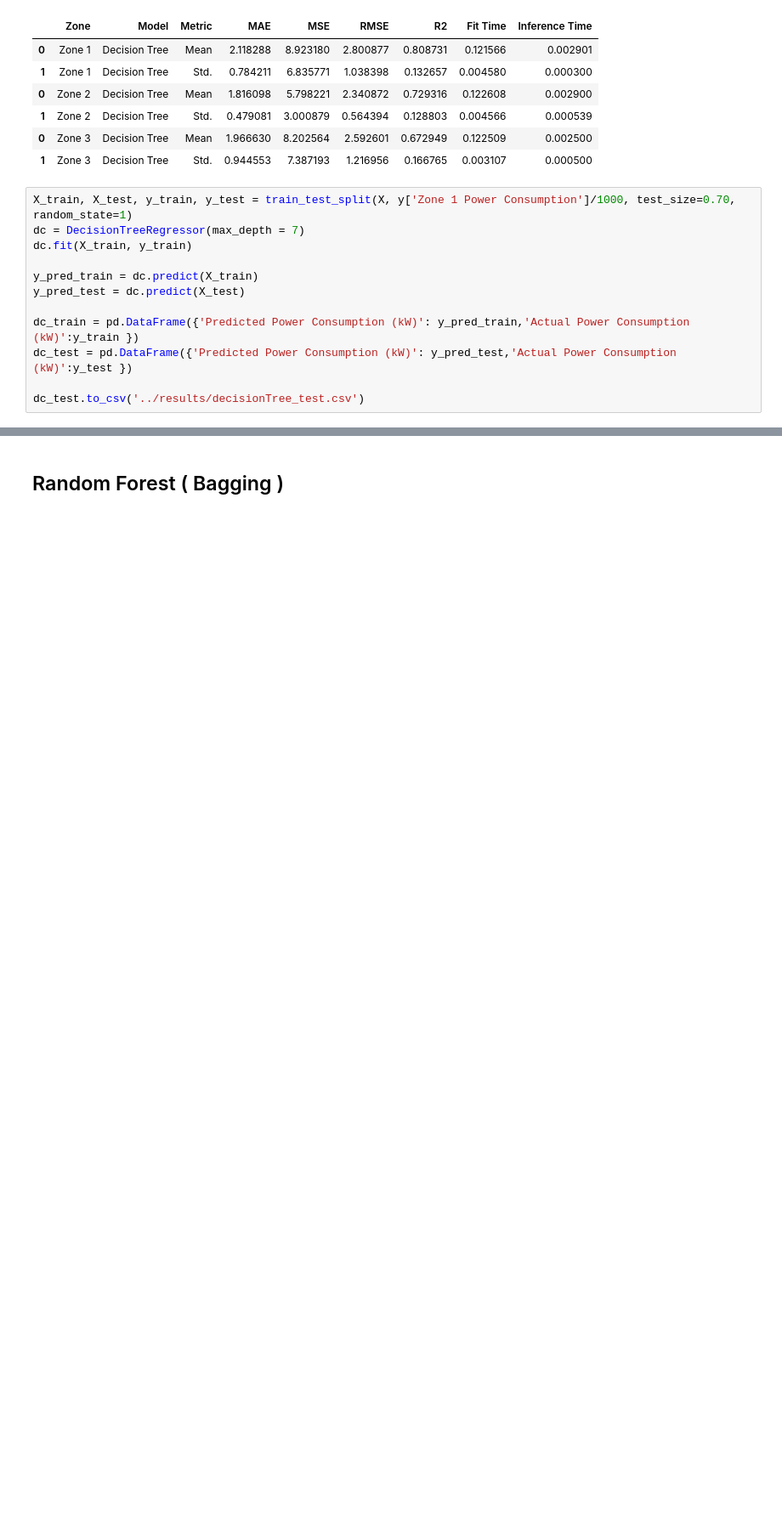
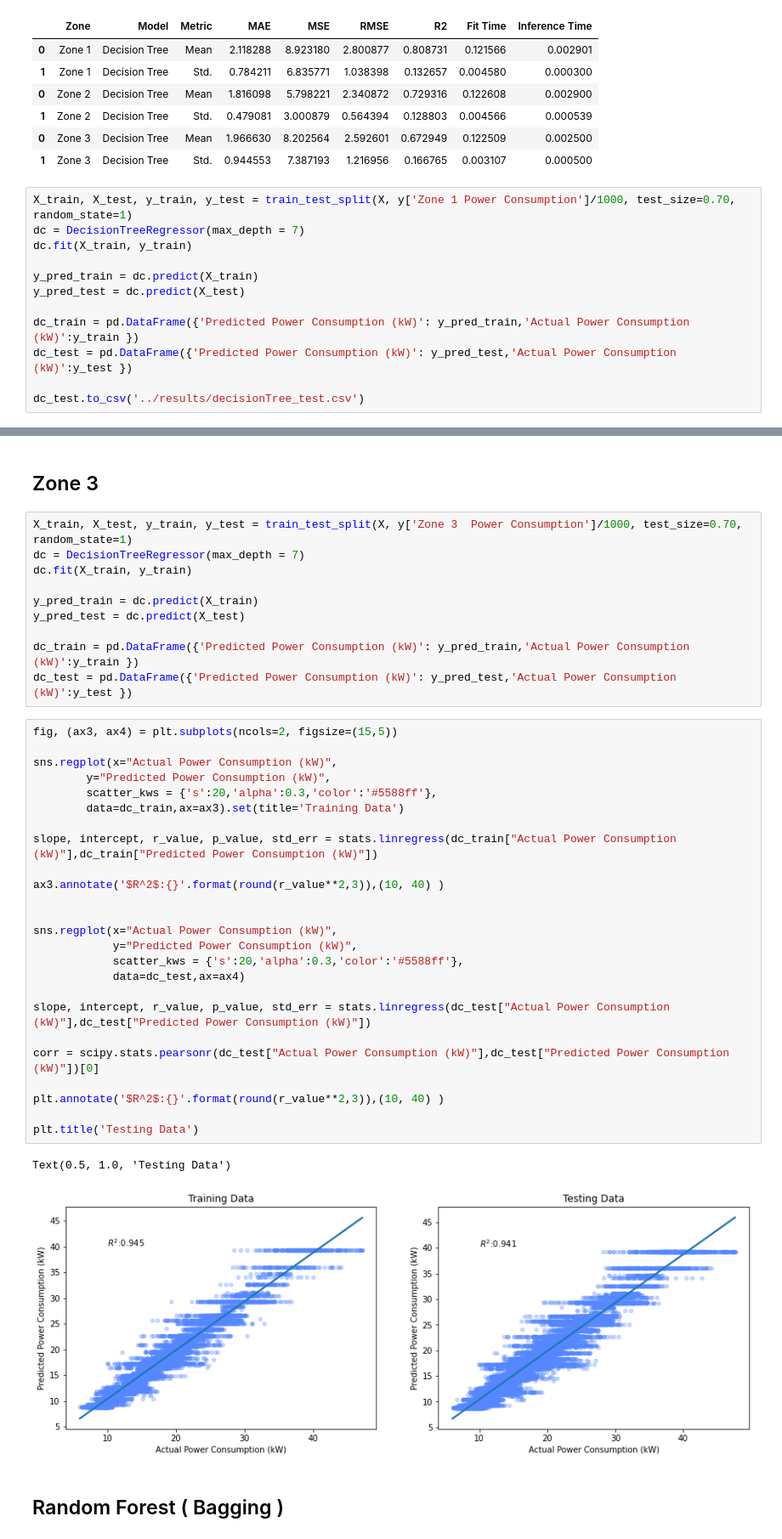
Before and after one commit to dhruvraj-singh-rawat/power-consumption-prediction, a Jupyter notebook: notebook/power-prediction.ipynb, the cells around one changed output, grey strips where cells are left out. Shown: that part at 85% size. Drawn from its saved outputs; the diff is of its cells as text; blank space fills up the shorter version.

```diff
--- a/notebook/power-prediction.ipynb
+++ b/notebook/power-prediction.ipynb
@@ -306,3 +374,43 @@ Text(0.5, 1.0, 'Testing Data')
+# %% [markdown]
+## Zone 3
+# %%
+X_train, X_test, y_train, y_test = train_test_split(X, y['Zone 3  Power Consumption']/1000, test_size=0.70, random_state=1)
+dc = DecisionTreeRegressor(max_depth = 7)
+dc.fit(X_train, y_train)
+
+y_pred_train = dc.predict(X_train)
+y_pred_test = dc.predict(X_test)
+
+dc_train = pd.DataFrame({'Predicted Power Consumption (kW)': y_pred_train,'Actual Power Consumption (kW)':y_train })
+dc_test = pd.DataFrame({'Predicted Power Consumption (kW)': y_pred_test,'Actual Power Consumption (kW)':y_test })
+# %%
+fig, (ax3, ax4) = plt.subplots(ncols=2, figsize=(15,5))
+
+sns.regplot(x="Actual Power Consumption (kW)",
+        y="Predicted Power Consumption (kW)",
+        scatter_kws = {'s':20,'alpha':0.3,'color':'#5588ff'},
+        data=dc_train,ax=ax3).set(title='Training Data')
+
+slope, intercept, r_value, p_value, std_err = stats.linregress(dc_train["Actual Power Consumption (kW)"],dc_train["Predicted Power Consumption (kW)"])
+
+ax3.annotate('$R^2$:{}'.format(round(r_value**2,3)),(10, 40) )
+
+
+sns.regplot(x="Actual Power Consumption (kW)",
+            y="Predicted Power Consumption (kW)",
+            scatter_kws = {'s':20,'alpha':0.3,'color':'#5588ff'},
+            data=dc_test,ax=ax4)
+
+slope, intercept, r_value, p_value, std_err = stats.linregress(dc_test["Actual Power Consumption (kW)"],dc_test["Predicted Power Consumption (kW)"])
+
+corr = scipy.stats.pearsonr(dc_test["Actual Power Consumption (kW)"],dc_test["Predicted Power Consumption (kW)"])[0]
+
+plt.annotate('$R^2$:{}'.format(round(r_value**2,3)),(10, 40) )
+
+plt.title('Testing Data')
+# %% [output]
+Text(0.5, 1.0, 'Testing Data')
+[figure, added]
 # %% [markdown]
 ## Random Forest ( Bagging )
 # %%
```
Also changed, not shown: parts of 10 cells of this notebook, 2 other files.
